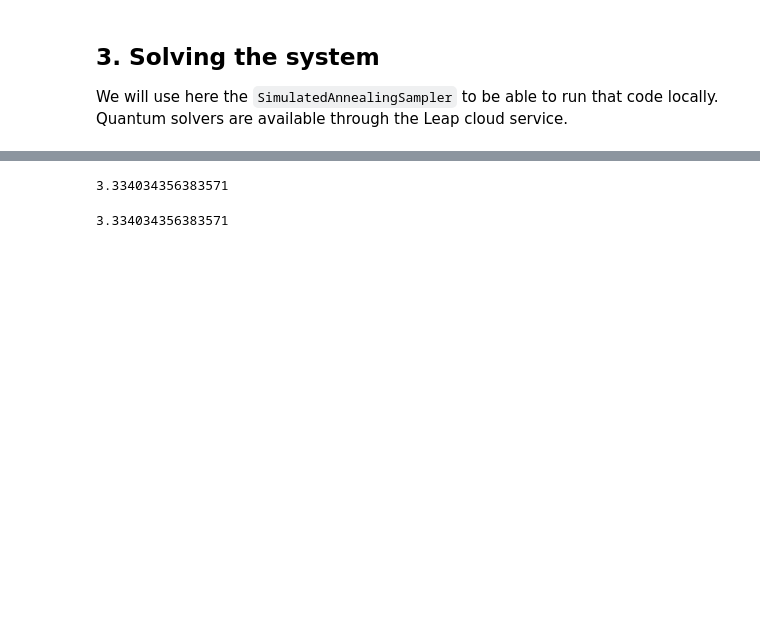
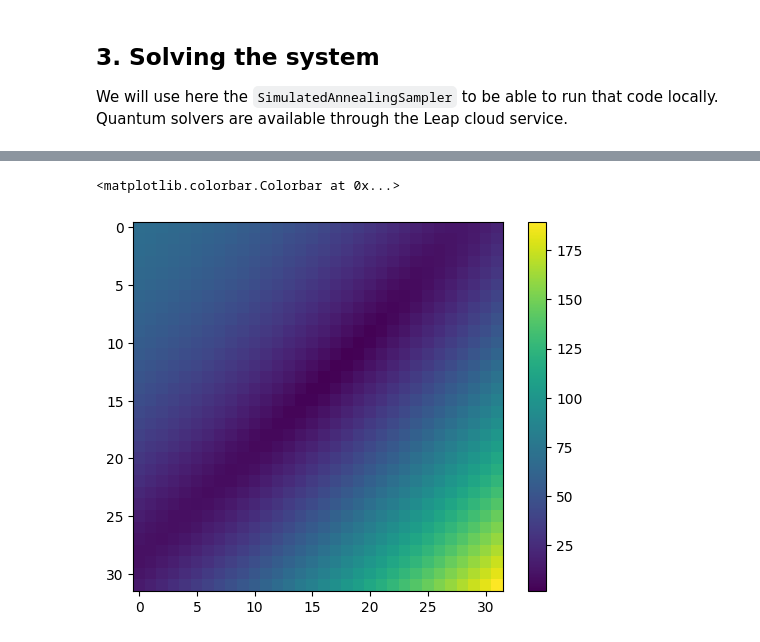
Before and after one commit to QuantumApplicationLab/qubops, a Jupyter notebook: example/qubo_poly_landscape.ipynb, the cells around one changed output, grey strips where cells are left out. Cells and saved outputs as stored; diff of their text form; code cells hidden in the pictures; blank space fills up the shorter version.

```diff
--- a/example/qubo_poly_landscape.ipynb
+++ b/example/qubo_poly_landscape.ipynb
@@ -125,10 +138,10 @@ array([-4.28571429e-01,  1.66533454e-16,  4.28571429e-01,  8.57142857e-01,
 # %%
 matrices = tuple(sparse.COO(m) for m in matrices)
 
-bqm = qubo.create_bqm(matrices, strength=10000)
+bqm = qubo.create_bqm(matrices, strength=1E6)
 
 # sample
-sampleset = qubo.sample_bqm(bqm, num_reads=1000)
+sampleset = qubo.sample_bqm(bqm, num_reads=10000)
 
 # decode
 sol  = qubo.decode_solution(sampleset.lowest().record[0][0])
@@ -139,7 +152,23 @@ ref_sol = [2, 3]
 data_ref, eref = qubo.compute_energy(ref_sol, bqm)
 data_sol, esol = qubo.compute_energy(sol, bqm)
 
-print('ref: ', ref_sol, '->', data_ref[0], ' energy: ', eref)
-print('sol: ', sol, '->', data_sol[0], ' energy: ', esol, elowest)
-print(ref_sol - sol)
+np.set_printoptions(precision=3)
+
+print('prec: ', encoding.get_average_precision())
+print('\n')
+
+print('ref : ', np.array(ref_sol))
+print('sol : ', sol)
+print('diff: ', ref_sol - sol)
+print('\n')
+
+print('encoded_ref: ', np.array(data_ref[0]))
+print('encoded_sol: ', np.array(data_sol[0]))
+print('diff       : ', np.array(data_ref[0]) - np.array(data_sol[0]))
+print('\n')
+print('eref: ', eref)
+print('esol: ', esol)
+print('\n')
+print('res_ref: ', np.linalg.norm(nlfunc(data_ref[0])))
+print('res_sol: ', np.linalg.norm(nlfunc(data_sol[0])))
 # %% [output]
@@ -151,9 +194,17 @@ qubo.verify_quadratic_constraints(sampleset.lowest())
-# %%
-import numpy as np
-np.linalg.norm(nlfunc(data_ref[0]))
-# %% [output]
-3.334034356383571
-# %%
-np.linalg.norm(nlfunc(data_sol[0]))
-# %% [output]
-3.334034356383571
+# %%
+vals = encoding.get_possible_values()
+nvals = len(vals)
+energies = np.zeros((nvals,nvals))
+residues = np.zeros((nvals,nvals))
+for  i1, v1 in enumerate(vals):
+    for i2, v2 in enumerate(vals):
+        data_ref, energy = qubo.compute_energy([v1,v2], bqm)
+        energies[i1,i2] = energy
+        residues[i1, i2] = np.linalg.norm(nlfunc(data_ref[0]))
+# %%
+import matplotlib.pyplot as plt
+plt.imshow(residues)
+plt.colorbar()
+# %% [output]
+<matplotlib.colorbar.Colorbar at 0x...>
+[figure, added]
```
Also changed, not shown: parts of 11 cells of this notebook, 2 other files.
